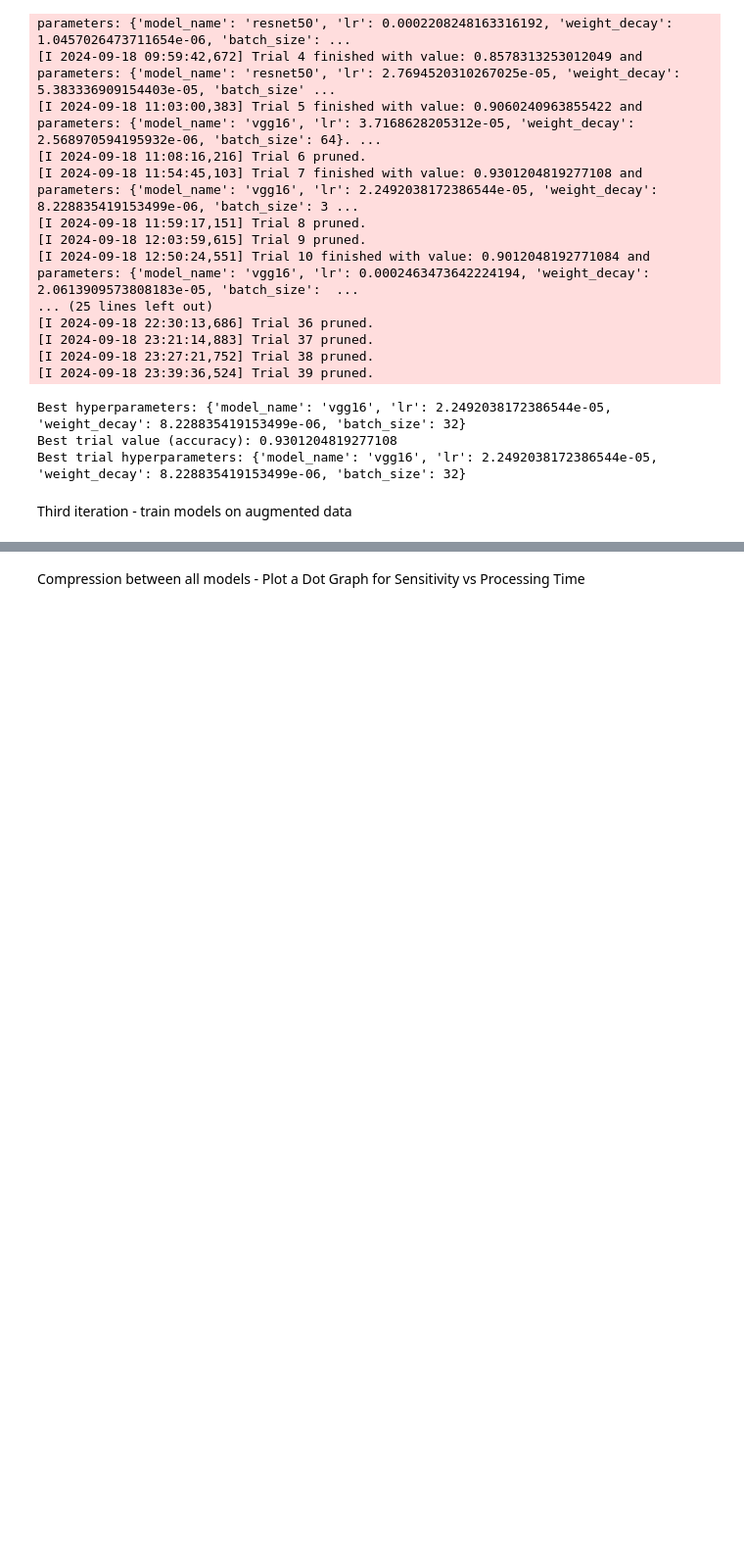
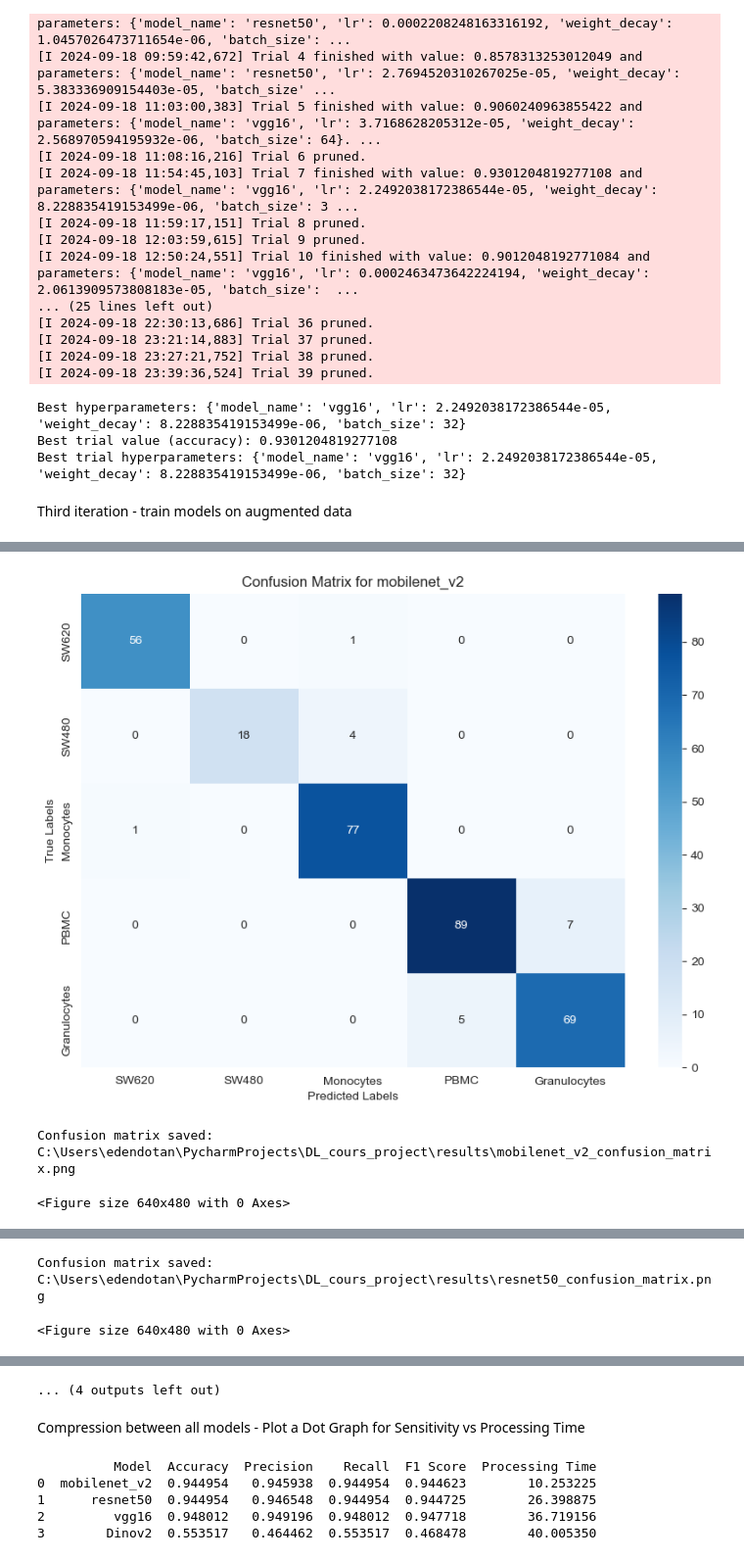
Before and after one commit to EdenDotan2812/DL_Project, a Jupyter notebook: Final_project.ipynb, the cells around one changed output, grey strips where cells are left out. Shown at 98% size. Drawn from its saved outputs; the diff is of its cells as text; code cells hidden in the pictures; blank space fills up the shorter version.

```diff
--- a/Final_project.ipynb
+++ b/Final_project.ipynb
@@ -495,7 +482,7 @@ best_lr = 2.2492038172386544e-05
 best_batch_size = 32
 
 # Augmented data directory
-data_dir = r'C:\Users\edendotan\PycharmProjects\DL_cours_project\session number 3\Augmented data images'
+data_dir = r'C:\Users\edendotan\PycharmProjects\DL_course_project\session number 3\Augmented data images'
 
 train_dir = os.path.join(data_dir, 'train')
 val_dir = os.path.join(data_dir, 'val')
@@ -539,7 +526,7 @@ def plot_and_save_roc_curve(model, test_loader, class_names, save_path):
     plt.savefig(save_path)
     plt.show()
 # %%
-save_dir = r'C:\Users\edendotan\PycharmProjects\DL_cours_project\results'
+save_dir = r'C:\Users\edendotan\PycharmProjects\DL_course_project\results'
 
 metrics_df = pd.DataFrame(columns=['Model', 'Accuracy', 'Precision', 'Recall', 'F1 Score', 'Processing Time'])
 
@@ -589,0 +591,3 @@ Epoch 2/20, Train Loss: 0.7412, Train Accuracy: 0.6747, Val Loss: 0.8269, Val Ac
+[figure, added]
+Confusion matrix saved: C:\Users\edendotan\PycharmProjects\DL_cours_project\results\mobilenet_v2_confusion_matrix.png
+<Figure size 640x480 with 0 Axes>
@@ -589,0 +613,2 @@ Epoch 2/20, Train Loss: 0.7412, Train Accuracy: 0.6747, Val Loss: 0.8269, Val Ac
+Confusion matrix saved: C:\Users\edendotan\PycharmProjects\DL_cours_project\results\resnet50_confusion_matrix.png
+<Figure size 640x480 with 0 Axes>
@@ -590,15 +634,22 @@ Epoch 2/20, Train Loss: 0.7412, Train Accuracy: 0.6747, Val Loss: 0.8269, Val Ac
+... (4 outputs left out)
 # %% [markdown]
 Compression between all models - Plot a Dot Graph for Sensitivity vs Processing Time
 # %%
-excel_save_path_1 = r'C:\Users\edendotan\PycharmProjects\DL_cours_project\results\evaluation_metrics.xlsx'
+excel_save_path_1 = r'C:\Users\edendotan\PycharmProjects\DL_course_project\results\best_models_evaluation_metrics.xlsx'
 metrics_df_1 = pd.read_excel(excel_save_path_1)
 
-excel_save_path_2 = r'C:\Users\edendotan\PycharmProjects\DL_cours_project\results\dino_v2_evaluation_metrics.xlsx'
+excel_save_path_2 = r'C:\Users\edendotan\PycharmProjects\DL_course_project\results\DinoV2_evaluation_metrics.xlsx'
 metrics_df_2 = pd.read_excel(excel_save_path_2)
 
 combined_metrics_df = pd.concat([metrics_df_1, metrics_df_2], ignore_index=True)
 
 print(combined_metrics_df)
+# %% [output]
+          Model  Accuracy  Precision    Recall  F1 Score  Processing Time
+0  mobilenet_v2  0.944954   0.945938  0.944954  0.944623        10.253225
+1      resnet50  0.944954   0.946548  0.944954  0.944725        26.398875
+2         vgg16  0.948012   0.949196  0.948012  0.947718        36.719156
+3        Dinov2  0.553517   0.464462  0.553517  0.468478        40.005350
 # %%
 
 models = combined_metrics_df['Model']
```
Also changed, not shown: parts of 8 cells of this notebook, 2 other files.
